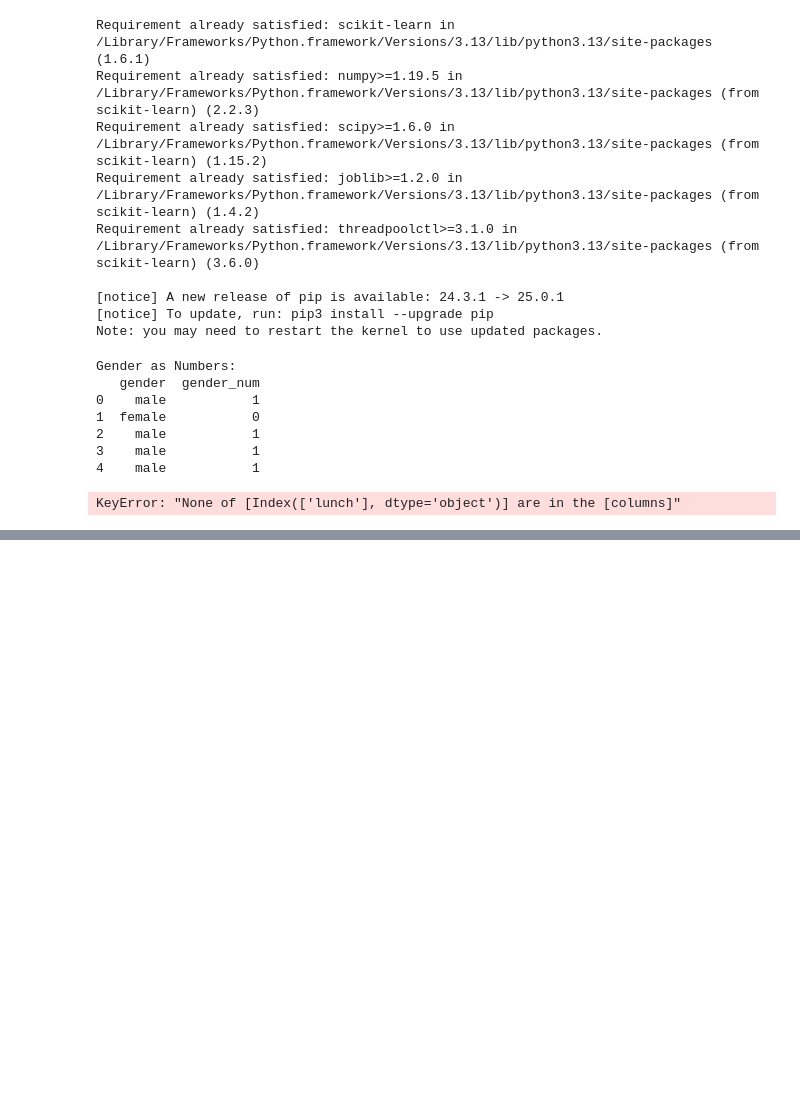
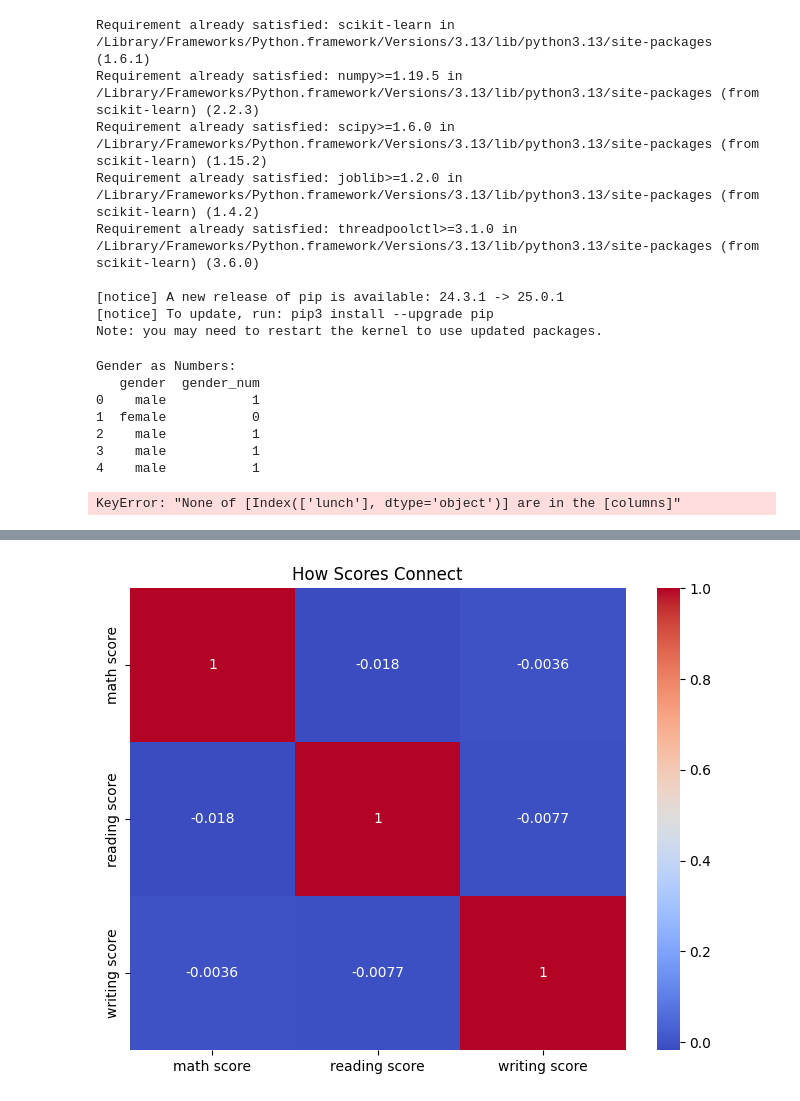
Before and after one commit to Pankaj-Str/codeswithpankaj.com-Machine-Learning, a Jupyter notebook: Exploratory Data Analysis (EDA)/EDA_CWPC.ipynb, the cells around one changed output, grey strips where cells are left out. Cells and saved outputs as stored; diff of their text form; code cells hidden in the pictures; blank space fills up the shorter version.

Commit message:
Add new visualizations to EDA_CWPC.ipynb

```diff
--- a/Exploratory Data Analysis (EDA)/EDA_CWPC.ipynb
+++ b/Exploratory Data Analysis (EDA)/EDA_CWPC.ipynb
@@ -106,10 +106,3 @@ Gender as Numbers:
 data = pd.get_dummies(data, columns=['lunch'], prefix='lunch')
 # %% [output]
 KeyError: "None of [Index(['lunch'], dtype='object')] are in the [columns]"
-# %%
-if 'lunch_free/reduced' not in data.columns and 'lunch_standard' not in data.columns:
-    data = pd.get_dummies(data, columns=['lunch'], prefix='lunch')
-    print("Data with dummy variables for 'lunch':")
-    print(data.head())
-else:
-    print("Dummy variables for 'lunch' already exist.")
@@ -117,0 +109,6 @@ Dummy variables for 'lunch' already exist.
+# %%
+from sklearn.preprocessing import MinMaxScaler
+scaler = MinMaxScaler()
+data['math_score_norm'] = scaler.fit_transform(data[['math score']])
+print("Math Score (0 to 1):")
+print(data['math_score_norm'].head())
@@ -117,0 +123,6 @@ Dummy variables for 'lunch' already exist.
+# %%
+from sklearn.preprocessing import StandardScaler
+scaler = StandardScaler()
+data['math_score_std'] = scaler.fit_transform(data[['math score']])
+print("Math Score (Standard):")
+print(data['math_score_std'].head())
@@ -117,0 +137,4 @@ Dummy variables for 'lunch' already exist.
+# %%
+data['average_score'] = (data['math score'] + data['reading score'] + data['writing score']) / 3
+print("Average Score:")
+print(data['average_score'].head())
@@ -117,0 +149,8 @@ Dummy variables for 'lunch' already exist.
+# %%
+correlation = data[['math score', 'reading score', 'writing score']].corr()
+plt.figure(figsize=(8, 6))
+sns.heatmap(correlation, annot=True, cmap='coolwarm')
+plt.title('How Scores Connect')
+plt.show()
+# %% [output]
+[figure, added]
```
Also changed, not shown: parts of 6 cells of this notebook.
